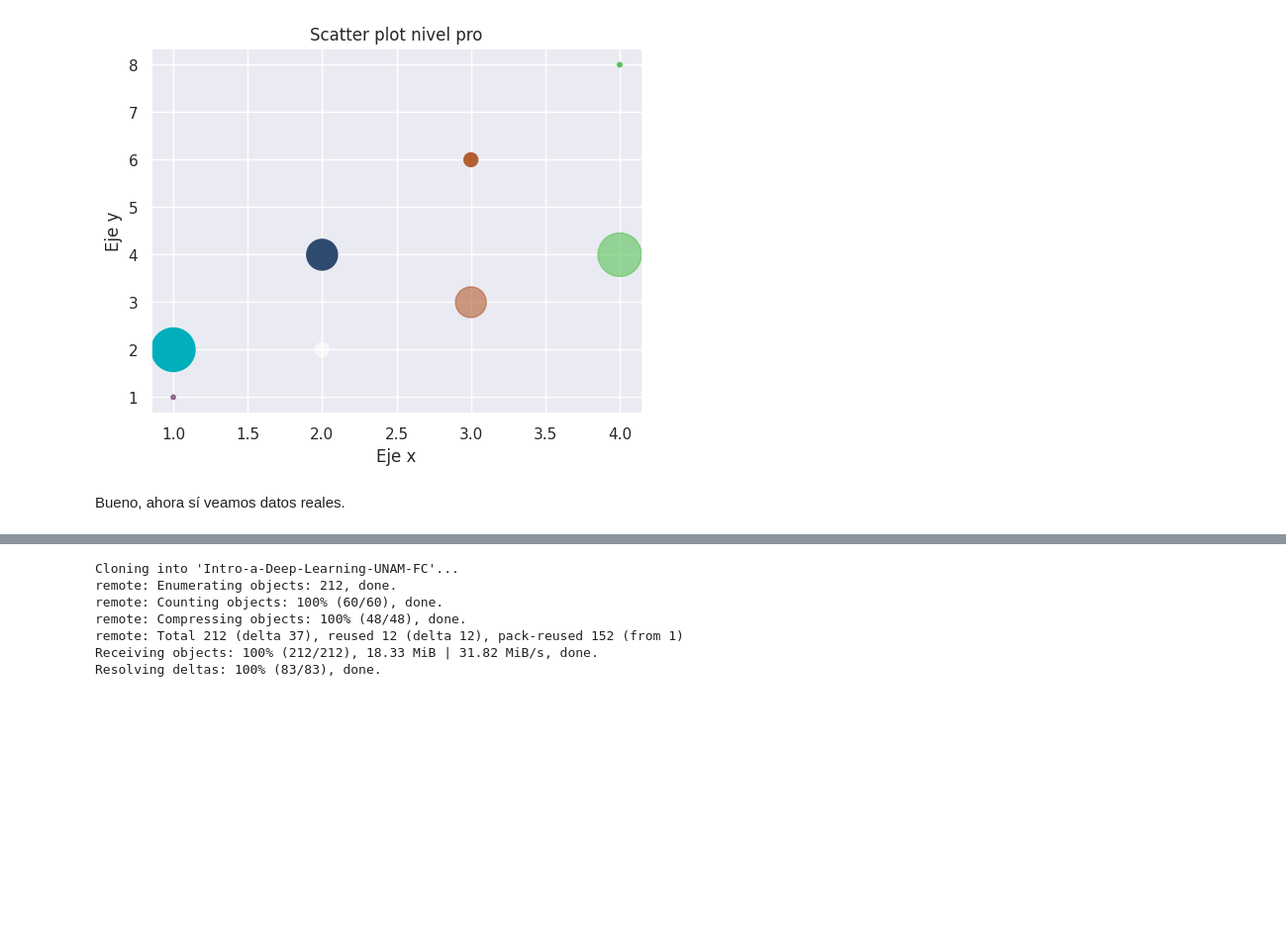
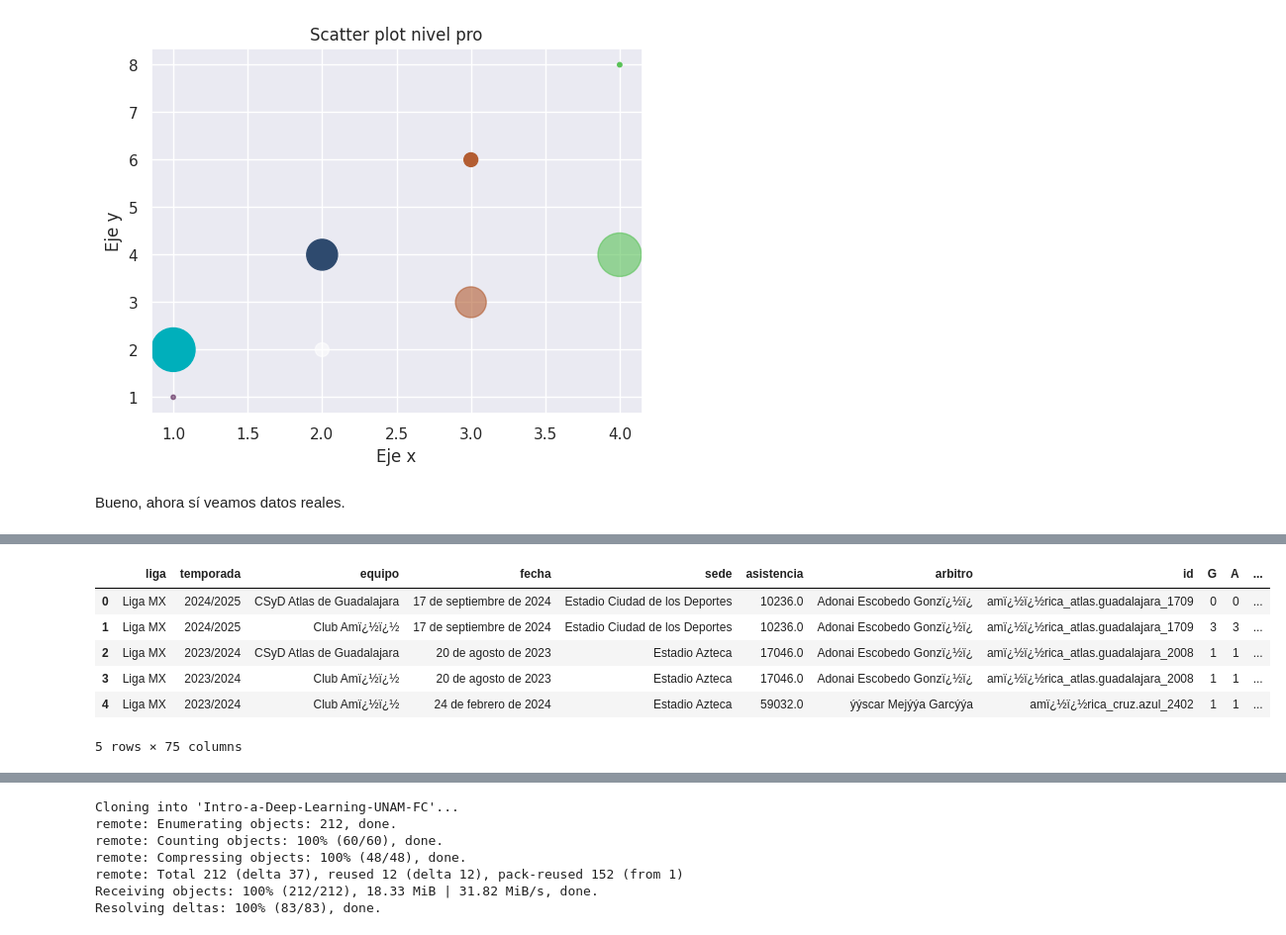
Before and after one commit to Fermu25/Cursos, a Jupyter notebook: Tutorial_Matplotlib.ipynb, the cells around one changed output, grey strips where cells are left out. Shown at 99% size. Drawn from its saved outputs; the diff is of its cells as text; code cells hidden in the pictures; blank space fills up the shorter version.

```diff
--- a/Tutorial_Matplotlib.ipynb
+++ b/Tutorial_Matplotlib.ipynb
@@ -68,0 +74,13 @@ Bueno, ahora sí veamos datos reales.
+# %%
+import pandas as pd
+base_path = "/content/Intro-a-Deep-Learning-UNAM-FC/"
+df = pd.read_csv(base_path + "football_data.csv")
+df.head()
+# %% [output]
+|  | liga | temporada | equipo | fecha | sede | asistencia | arbitro | id | G | A | ... |
+| 0 | Liga MX | 2024/2025 | CSyD Atlas de Guadalajara | 17 de septiembre de 2024 | Estadio Ciudad de los Deportes | 10236.0 | Adonai Escobedo Gonzï¿½ï¿ | amï¿½ï¿½rica_atlas.guadalajara_1709 | 0 | 0 | ... |
+| 1 | Liga MX | 2024/2025 | Club Amï¿½ï¿½ | 17 de septiembre de 2024 | Estadio Ciudad de los Deportes | 10236.0 | Adonai Escobedo Gonzï¿½ï¿ | amï¿½ï¿½rica_atlas.guadalajara_1709 | 3 | 3 | ... |
+| 2 | Liga MX | 2023/2024 | CSyD Atlas de Guadalajara | 20 de agosto de 2023 | Estadio Azteca | 17046.0 | Adonai Escobedo Gonzï¿½ï¿ | amï¿½ï¿½rica_atlas.guadalajara_2008 | 1 | 1 | ... |
+| 3 | Liga MX | 2023/2024 | Club Amï¿½ï¿½ | 20 de agosto de 2023 | Estadio Azteca | 17046.0 | Adonai Escobedo Gonzï¿½ï¿ | amï¿½ï¿½rica_atlas.guadalajara_2008 | 1 | 1 | ... |
+| 4 | Liga MX | 2023/2024 | Club Amï¿½ï¿½ | 24 de febrero de 2024 | Estadio Azteca | 59032.0 | ýýscar Mejýýa Garcýýa | amï¿½ï¿½rica_cruz.azul_2402 | 1 | 1 | ... |
+5 rows × 75 columns
```
Also changed, not shown: parts of 6 cells of this notebook.
